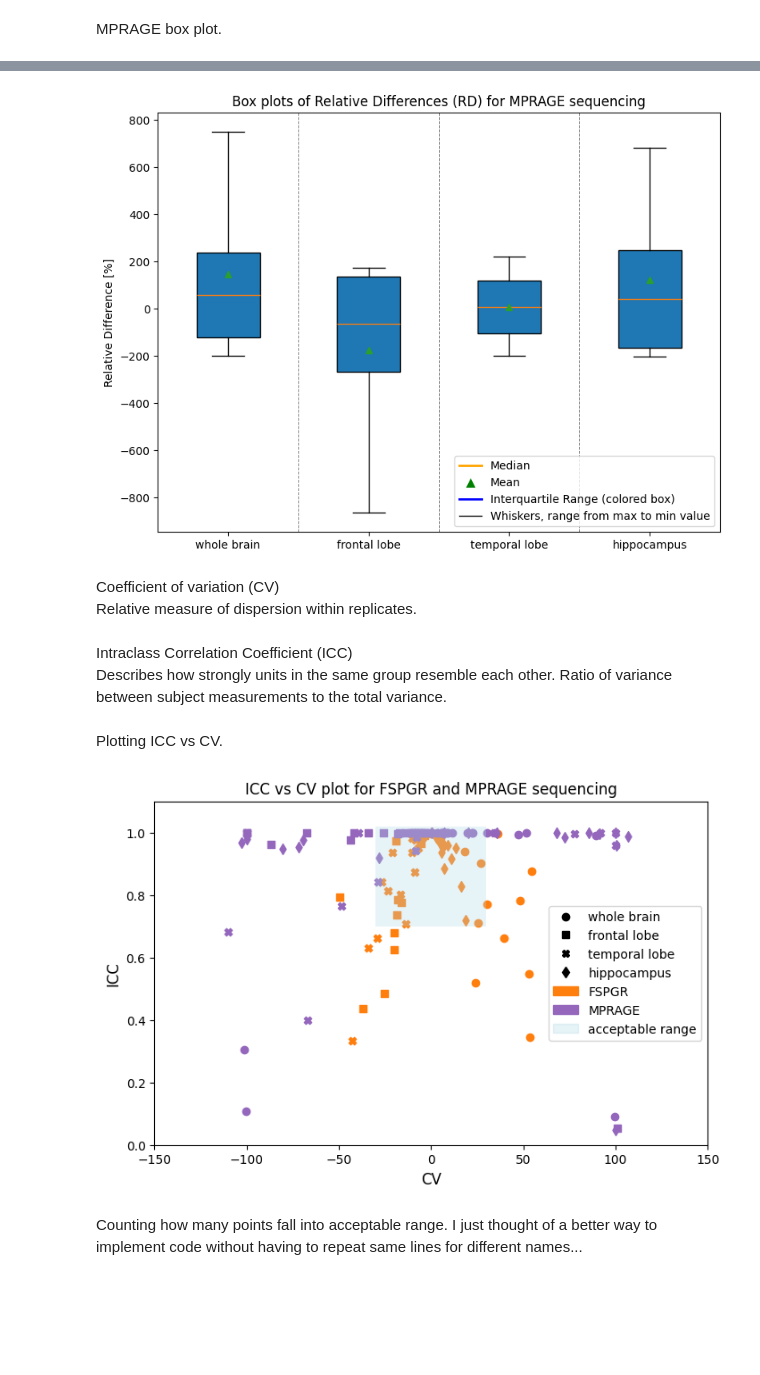
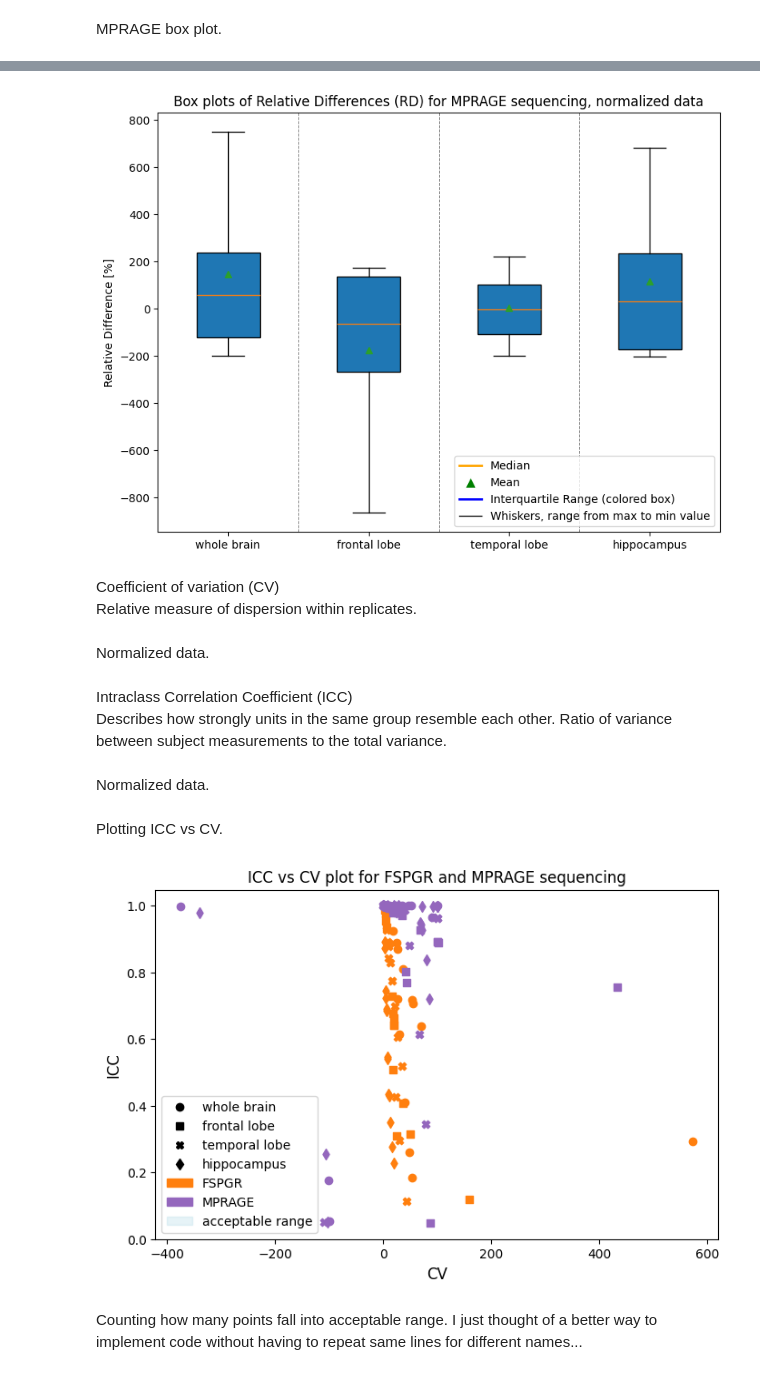
Before and after one commit to Crtox/asymmetryAD, a Jupyter notebook: code/test_retest.ipynb, the cells around one changed output, grey strips where cells are left out. Drawn from its saved outputs; the diff is of its cells as text; code cells hidden in the pictures; blank space fills up the shorter version.

Commit message:
test retest on normalized data

```diff
--- a/code/test_retest.ipynb
+++ b/code/test_retest.ipynb
@@ -388,16 +490,16 @@ min_values_mprage = [min_RD_whole_brain_mprage, min_RD_frontal_lobe_mprage, min_
 fig, ax = plt.subplots(figsize=(8, 6))
 # Construct data for the boxplot
 data = [
-    [min_values_mprage[0], average_RDs_mprage[0] - std_devs_mprage[0], average_RDs_mprage[0], average_RDs_mprage[0] + std_devs_mprage[0], max_values_mprage[0]],
-    [min_values_mprage[1], average_RDs_mprage[1] - std_devs_mprage[1], average_RDs_mprage[1], average_RDs_mprage[1] + std_devs_mprage[1], max_values_mprage[1]],
-    [min_values_mprage[2], average_RDs_mprage[2] - std_devs_mprage[2], average_RDs_mprage[2], average_RDs_mprage[2] + std_devs_mprage[2], max_values_mprage[2]],
-    [min_values_mprage[3], average_RDs_mprage[3] - std_devs_mprage[3], average_RDs_mprage[3], average_RDs_mprage[3] + std_devs_mprage[3], max_values_mprage[3]]
+    [min_values_mprage_normalized[0], average_RDs_mprage_normalized[0] - std_devs_mprage_normalized[0], average_RDs_mprage_normalized[0], average_RDs_mprage_normalized[0] + std_devs_mprage_normalized[0], max_values_mprage_normalized[0]],
+    [min_values_mprage_normalized[1], average_RDs_mprage_normalized[1] - std_devs_mprage_normalized[1], average_RDs_mprage_normalized[1], average_RDs_mprage_normalized[1] + std_devs_mprage_normalized[1], max_values_mprage_normalized[1]],
+    [min_values_mprage_normalized[2], average_RDs_mprage_normalized[2] - std_devs_mprage_normalized[2], average_RDs_mprage_normalized[2], average_RDs_mprage_normalized[2] + std_devs_mprage_normalized[2], max_values_mprage_normalized[2]],
+    [min_values_mprage_normalized[3], average_RDs_mprage_normalized[3] - std_devs_mprage_normalized[3], average_RDs_mprage_normalized[3], average_RDs_mprage_normalized[3] + std_devs_mprage_normalized[3], max_values_mprage_normalized[3]]
 ]
 # Plotting the box plot
 ax.boxplot(data, vert=True, patch_artist=True, showmeans=True,
            flierprops=dict(marker='o', color='gray', alpha=0.5))
 # Customizing the plot
-ax.set_title('Box plots of Relative Differences (RD) for MPRAGE sequencing')
+ax.set_title('Box plots of Relative Differences (RD) for MPRAGE sequencing, normalized data')
 ax.set_ylabel('Relative Difference [%]')
 ax.set_xticklabels(['whole brain', 'frontal lobe', 'temporal lobe', 'hippocampus'])  # Customize labels as needed
 ax.axvline(x=1.5, color='gray', linestyle='--', linewidth=0.7)  # Vertical line to separate groups
@@ -409,12 +511,13 @@ legend_elements = [
     plt.Line2D([0], [0], color='blue', lw=2, label='Interquartile Range (colored box)'),
     plt.Line2D([0], [0], color='black', lw=1, label='Whiskers, range from max to min value'),
 ]
+#plt.ylim(-1000, 1500)
 ax.legend(handles=legend_elements, loc='lower right')
 plt.tight_layout()
-#plt.savefig(savePath + 'box_mprage.png')
+#plt.savefig(savePath + 'box_mprage_normalized.png')
 plt.show()
 # %% [output]
-[figure, old version]
+[figure, new version]
 # %% [markdown]
 Coefficient of variation (CV) <br> Relative measure of dispersion within replicates.
 # %%
@@ -429,3 +532,5 @@ CV_whole_brain_mprage = calculate_CV(AI_whole_brain_first_mprage, AI_whole_brain
 CV_frontal_lobe_mprage = calculate_CV(AI_frontal_lobe_first_mprage, AI_frontal_lobe_second_mprage)
 CV_temporal_lobe_mprage = calculate_CV(AI_temporal_lobe_first_mprage, AI_temporal_lobe_second_mprage)
 CV_hippocampus_mprage = calculate_CV(AI_hippocampus_first_mprage, AI_hippocampus_second_mprage)
+# %% [markdown]
+Normalized data.
@@ -432,3 +543,9 @@ CV_hippocampus_mprage = calculate_CV(AI_hippocampus_first_mprage, AI_hippocampus
+# %%
+#MPRAGE
+CV_whole_brain_mprage_normalized = calculate_CV(AI_whole_brain_first_mprage_normalized, AI_whole_brain_second_mprage_normalized)
+CV_frontal_lobe_mprage_normalized = calculate_CV(AI_frontal_lobe_first_mprage_normalized, AI_frontal_lobe_second_mprage_normalized)
+CV_temporal_lobe_mprage_normalized = calculate_CV(AI_temporal_lobe_first_mprage_normalized, AI_temporal_lobe_second_mprage_normalized)
+CV_hippocampus_mprage_normalized = calculate_CV(AI_hippocampus_first_mprage_normalized, AI_hippocampus_second_mprage_normalized)
 # %% [markdown]
 Intraclass Correlation Coefficient (ICC) <br>
 Describes how strongly units in the same group resemble each other.
@@ -445,23 +562,37 @@ ICC_whole_brain_mprage = calculate_ICC(AI_whole_brain_first_mprage, AI_whole_bra
 ICC_frontal_lobe_mprage = calculate_ICC(AI_frontal_lobe_first_mprage, AI_frontal_lobe_second_mprage)
 ICC_temporal_lobe_mprage = calculate_ICC(AI_temporal_lobe_first_mprage, AI_temporal_lobe_second_mprage)
 ICC_hippocampus_mprage = calculate_ICC(AI_hippocampus_first_mprage, AI_hippocampus_second_mprage)
+# %% [markdown]
+Normalized data.
+# %%
+#FSPGR
+ICC_whole_brain_fspgr_normalized = calculate_ICC(AI_whole_brain_first_fspgr_normalized, AI_whole_brain_second_fspgr_normalized)
+ICC_frontal_lobe_fspgr_normalized = calculate_ICC(AI_frontal_lobe_first_fspgr_normalized, AI_frontal_lobe_second_fspgr_normalized)
+ICC_temporal_lobe_fspgr_normalized = calculate_ICC(AI_temporal_lobe_first_fspgr_normalized, AI_temporal_lobe_second_fspgr_normalized)
+ICC_hippocampus_fspgr_normalized = calculate_ICC(AI_hippocampus_first_fspgr_normalized, AI_hippocampus_second_fspgr_normalized)
+# %%
+#MPRAGE
+ICC_whole_brain_mprage_normalized = calculate_ICC(AI_whole_brain_first_mprage_normalized, AI_whole_brain_second_mprage_normalized)
+ICC_frontal_lobe_mprage_normalized = calculate_ICC(AI_frontal_lobe_first_mprage_normalized, AI_frontal_lobe_second_mprage_normalized)
+ICC_temporal_lobe_mprage_normalized = calculate_ICC(AI_temporal_lobe_first_mprage_normalized, AI_temporal_lobe_second_mprage_normalized)
+ICC_hippocampus_mprage_normalized = calculate_ICC(AI_hippocampus_first_mprage_normalized, AI_hippocampus_second_mprage_normalized)
 # %% [markdown]
 Plotting ICC vs CV.
 # %%
 plt.figure(figsize=(8, 5))
 
-plt.scatter(CV_whole_brain_fspgr, ICC_whole_brain_fspgr, marker='o', color='tab:orange', label='FSPGR')
-plt.scatter(CV_frontal_lobe_fspgr, ICC_frontal_lobe_fspgr, marker='s', color='tab:orange')
-plt.scatter(CV_temporal_lobe_fspgr, ICC_temporal_lobe_fspgr, marker='X', color='tab:orange')
-plt.scatter(CV_hippocampus_fspgr, ICC_hippocampus_fspgr, marker='d', color='tab:orange')
+plt.scatter(CV_whole_brain_fspgr_normalized, ICC_whole_brain_fspgr_normalized, marker='o', color='tab:orange', label='FSPGR')
+plt.scatter(CV_frontal_lobe_fspgr_normalized, ICC_frontal_lobe_fspgr_normalized, marker='s', color='tab:orange')
+plt.scatter(CV_temporal_lobe_fspgr_normalized, ICC_temporal_lobe_fspgr_normalized, marker='X', color='tab:orange')
+plt.scatter(CV_hippocampus_fspgr_normalized, ICC_hippocampus_fspgr_normalized, marker='d', color='tab:orange')
 
-plt.scatter(CV_whole_brain_mprage, ICC_whole_brain_mprage, marker='o', color='tab:purple', label='MPRAGE')
-plt.scatter(CV_frontal_lobe_mprage, ICC_frontal_lobe_mprage, marker='s', color='tab:purple')
-plt.scatter(CV_temporal_lobe_mprage, ICC_temporal_lobe_mprage, marker='X', color='tab:purple')
-plt.scatter(CV_hippocampus_mprage, ICC_hippocampus_mprage, marker='d', color='tab:purple')
+plt.scatter(CV_whole_brain_mprage_normalized, ICC_whole_brain_mprage_normalized, marker='o', color='tab:purple', label='MPRAGE')
+plt.scatter(CV_frontal_lobe_mprage_normalized, ICC_frontal_lobe_mprage_normalized, marker='s', color='tab:purple')
+plt.scatter(CV_temporal_lobe_mprage_normalized, ICC_temporal_lobe_mprage_normalized, marker='X', color='tab:purple')
+plt.scatter(CV_hippocampus_mprage_normalized, ICC_hippocampus_mprage_normalized, marker='d', color='tab:purple')
 
-plt.xlim(-150, 150)
-plt.ylim(0, 1.1)
+# plt.xlim(-150, 150)
+# plt.ylim(0, 1.1)
 
 plt.xlabel('CV', fontsize=12)
 plt.ylabel('ICC', fontsize=12)
@@ -473,35 +604,35 @@ shape_frontal_lobe = plt.Line2D([], [], color='black', marker='s', linestyle='No
 shape_temporal_lobe = plt.Line2D([], [], color='black', marker='X', linestyle='None', markersize=6, label='temporal lobe')
 shape_hippocampus = plt.Line2D([], [], color='black', marker='d', linestyle='None', markersize=6, label='hippocampus')
 
 # Custom legend handles for colors
 color_fspgr = mpatches.Patch(color='tab:orange', label='FSPGR')
 color_mprage = mpatches.Patch(color='tab:purple', label='MPRAGE')
 color_rectangle = mpatches.Patch(color='lightblue', alpha=0.3, label='acceptable range')
 
 
 # Adding acceptable range to the plot
 x_min = -30
 x_max = 30
 y_min = 0.7
 y_max = 1.02
 rect = mpatches.Rectangle(
     (x_min, y_min),
     x_max - x_min,
     y_max - y_min,
     linewidth=1,
     edgecolor='none',
     facecolor='lightblue',
     alpha=0.3
 )
 plt.gca().add_patch(rect)
 
 # Creating the legend
 plt.legend(handles=[shape_whole_brain, shape_frontal_lobe, shape_temporal_lobe, shape_hippocampus, color_fspgr, color_mprage, color_rectangle],
            loc='best', fontsize=10)
-#plt.savefig(savePath + 'ICC_vs_CV_fspgr_mprage.png')
+#plt.savefig(savePath + 'ICC_vs_CV_fspgr_mprage_normalized.png')
 plt.show()
 # %% [output]
-[figure, old version]
+[figure, new version]
 # %% [markdown]
 Counting how many points fall into acceptable range. I just thought of a better way to implement code without having to repeat same lines for different names...
 # %%
```
Also changed, not shown: parts of 37 cells of this notebook, 6 other files.
